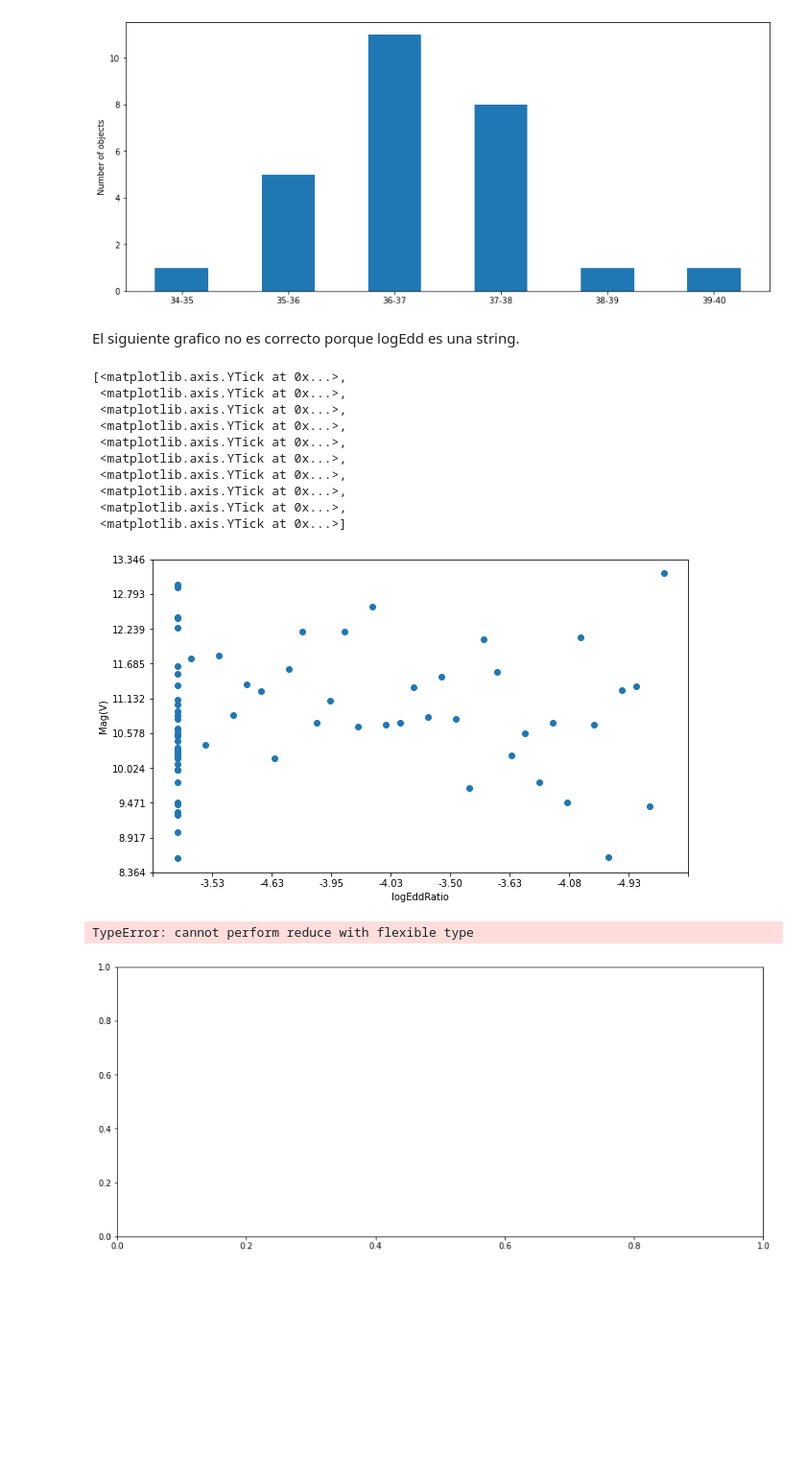
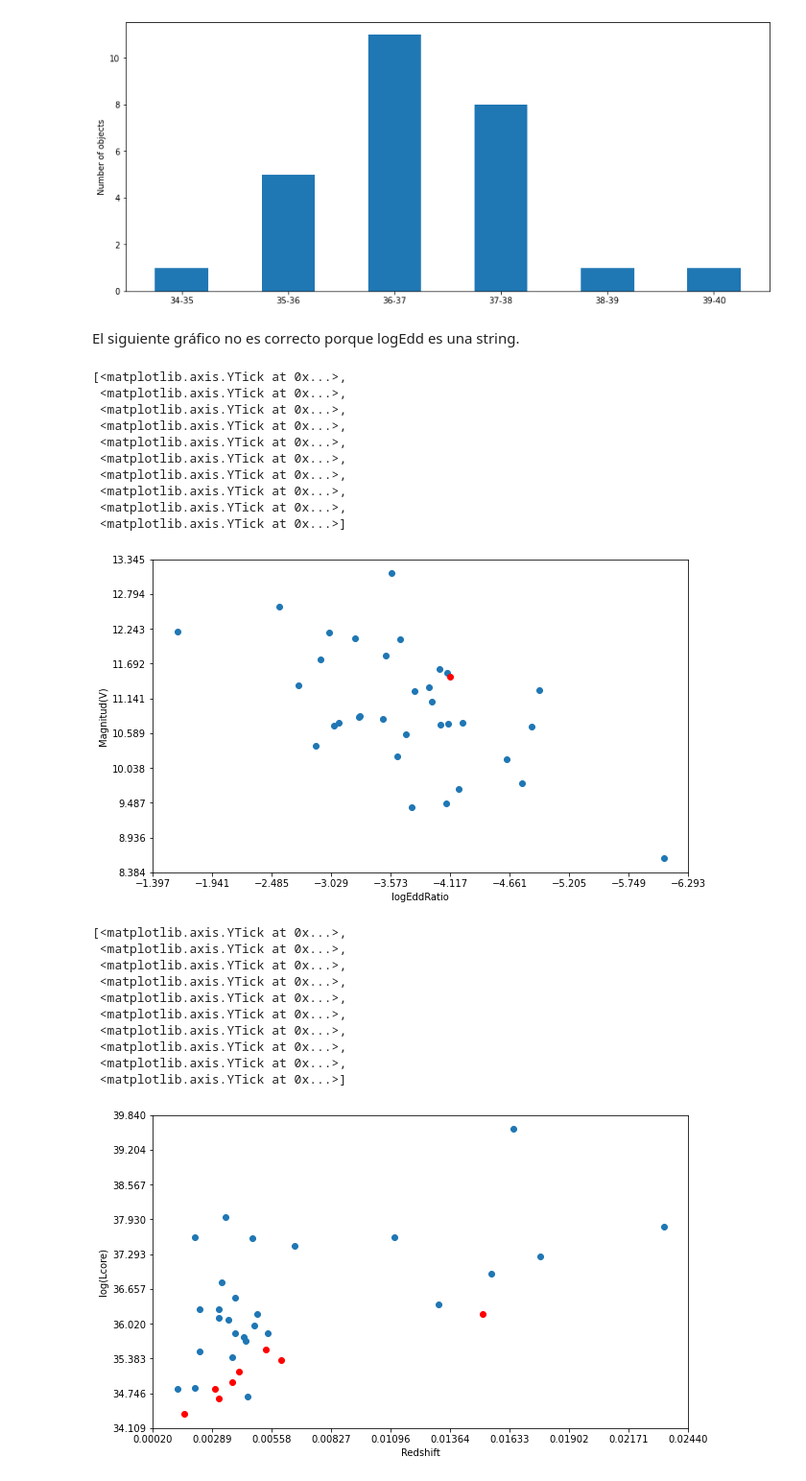
Before and after one commit to mpuigsubira/LINERs-Radio, a Jupyter notebook: Figuras.ipynb, the cells around one changed output. Shown at 96% size. Cells and saved outputs as stored; diff of their text form; code cells hidden in the pictures; blank space fills up the shorter version.

```diff
--- a/Figuras.ipynb
+++ b/Figuras.ipynb
@@ -42,3 +24,5 @@ Table length=75
+# %%
+MasterTable= Table.read('CatalogosRadio/Master_table.csv')
 # %%
 col1 = 'morph'
 
@@ -171,15 +164,18 @@ ax.set_xticklabels(labels)
  Text(40.0, 0, '')]
 [figure]
 # %% [markdown]
-El siguiente grafico no es correcto porque logEdd es una string.
+El siguiente gráfico no es correcto porque logEdd es una string.
 # %%
+
 fig,ax = plt.subplots(figsize=(10,6))
 
 ax.scatter(MasterTable['logEddRatio'],MasterTable['Magnitud(V)'])
+ax.scatter(MasterTable['Upp_Lim_logEddRatio'],MasterTable['Magnitud(V)'], color='red')
 ax.set_xlabel('logEddRatio')
+ax.invert_xaxis()
 xmin,xmax= ax.get_xlim()
 ax.set_xticks(np.linspace(xmin,xmax,10))
-ax.set_ylabel('Mag(V)')
+ax.set_ylabel('Magnitud(V)')
 ymin,ymax= ax.get_ylim()
 ax.set_yticks(np.linspace(ymin,ymax,10))
 # %% [output]
@@ -193,8 +189,27 @@ ax.set_yticks(np.linspace(ymin,ymax,10))
  <matplotlib.axis.YTick at 0x...>,
  <matplotlib.axis.YTick at 0x...>,
  <matplotlib.axis.YTick at 0x...>]
-[figure, old version]
+[figure, new version]
 # %%
+fig,ax = plt.subplots(figsize=(10,6))
+
+ax.scatter(MasterTable['Redshift'],MasterTable['log(Lcore)'])
+ax.scatter(MasterTable['Redshift'],MasterTable['Upp_Lim_log(Lcore)'], color='red')
+ax.set_xlabel('Redshift')
+xmin,xmax= ax.get_xlim()
+ax.set_xticks(np.linspace(xmin,xmax,10))
+ax.set_ylabel('log(Lcore)')
+ymin,ymax= ax.get_ylim()
+ax.set_yticks(np.linspace(ymin,ymax,10))
 # %% [output]
-TypeError: cannot perform reduce with flexible type
+[<matplotlib.axis.YTick at 0x...>,
+ <matplotlib.axis.YTick at 0x...>,
+ <matplotlib.axis.YTick at 0x...>,
+ <matplotlib.axis.YTick at 0x...>,
+ <matplotlib.axis.YTick at 0x...>,
+ <matplotlib.axis.YTick at 0x...>,
+ <matplotlib.axis.YTick at 0x...>,
+ <matplotlib.axis.YTick at 0x...>,
+ <matplotlib.axis.YTick at 0x...>,
+ <matplotlib.axis.YTick at 0x...>]
-[figure, old version]
+[figure, new version]
```
Also changed, not shown: parts of 4 cells of this notebook, 8 other files.
